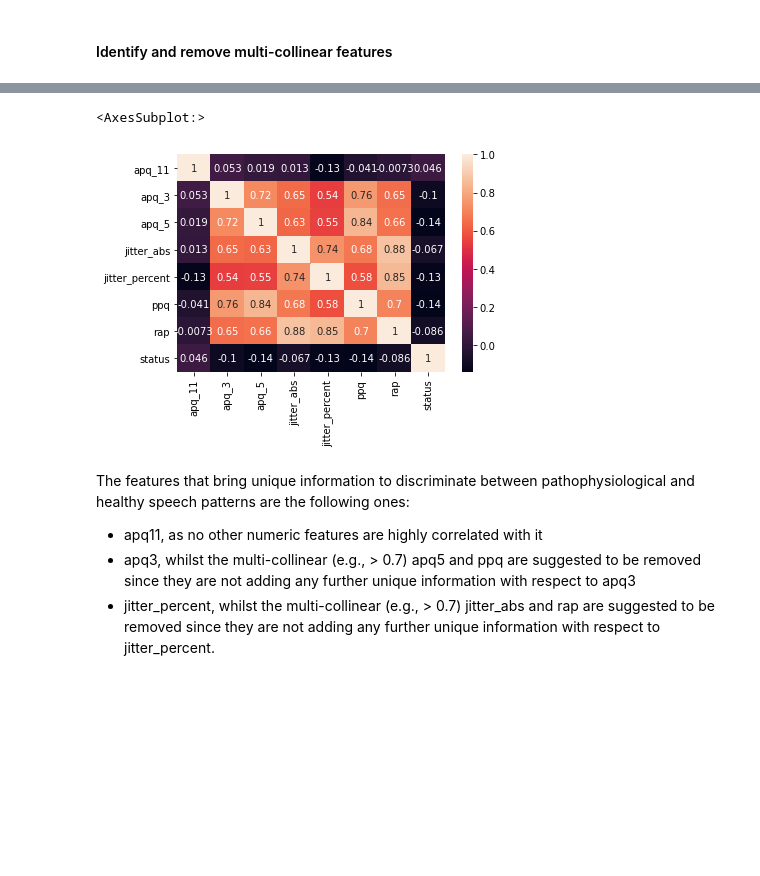
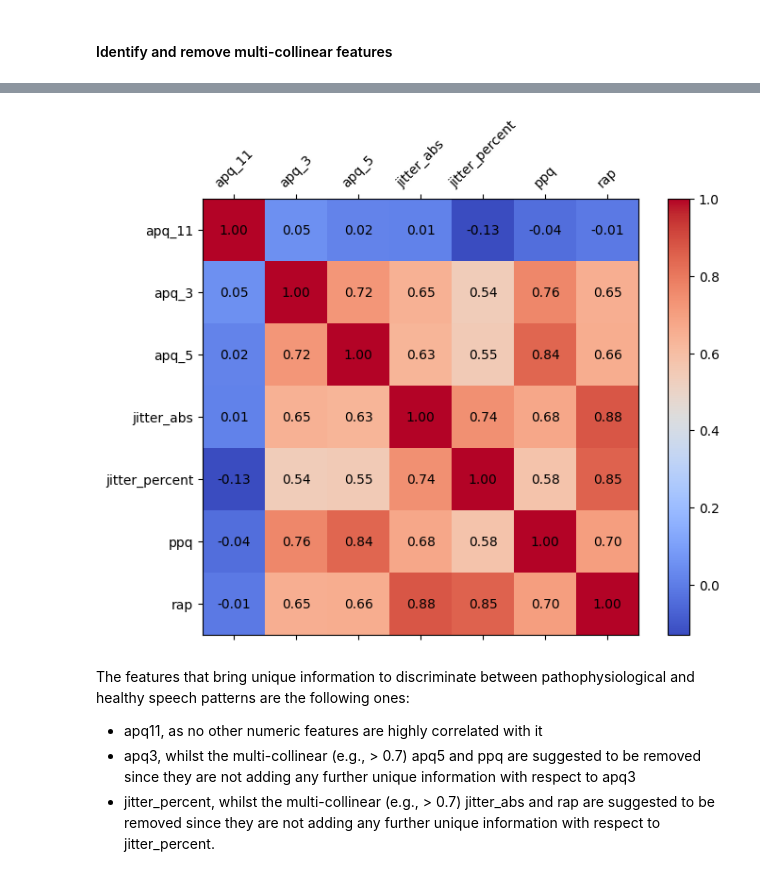
Before and after one commit to marianne-manaog/parkinson-detector, a Jupyter notebook: notebooks/PD_detector_pipeline_w_Cassandra.ipynb, the cells around one changed output, grey strips where cells are left out. Cells and saved outputs as stored; diff of their text form; code cells hidden in the pictures; blank space fills up the shorter version.

```diff
--- a/notebooks/PD_detector_pipeline_w_Cassandra.ipynb
+++ b/notebooks/PD_detector_pipeline_w_Cassandra.ipynb
@@ -191,9 +150,25 @@ corr
-# %%
-# Plot the heatmap
-sns.heatmap(corr, annot=True)
-# %% [output]
-<AxesSubplot:>
-[figure, removed]
+# %%
+# Calculate the correlation matrix on the numeric columns
+correl_matrix = df_train.iloc[:, 1:8].corr(method='kendall')
+
+# Create a heatmap with correlation strengths as annotations
+fig, ax = plt.subplots(figsize=(8, 6))
+
+cax = ax.matshow(correl_matrix, cmap='coolwarm')
+
+cbar = fig.colorbar(cax)
+
+# Add annotations
+for i in range(correl_matrix.shape[0]):
+    for j in range(correl_matrix.shape[1]):
+        ax.text(j, i, f'{correl_matrix.iloc[i, j]:.2f}', ha='center', va='center', color='black', fontsize=10)
+
+plt.xticks(range(len(correl_matrix.columns)), correl_matrix.columns, rotation=45)
+plt.yticks(range(len(correl_matrix.columns)), correl_matrix.columns)
+
+plt.show()
+# %% [output]
+[figure, added]
 # %% [markdown]
 The features that bring unique information to discriminate between pathophysiological and healthy speech patterns
 are the following ones:
```
Also changed, not shown: parts of 58 cells of this notebook, 1 other file.
